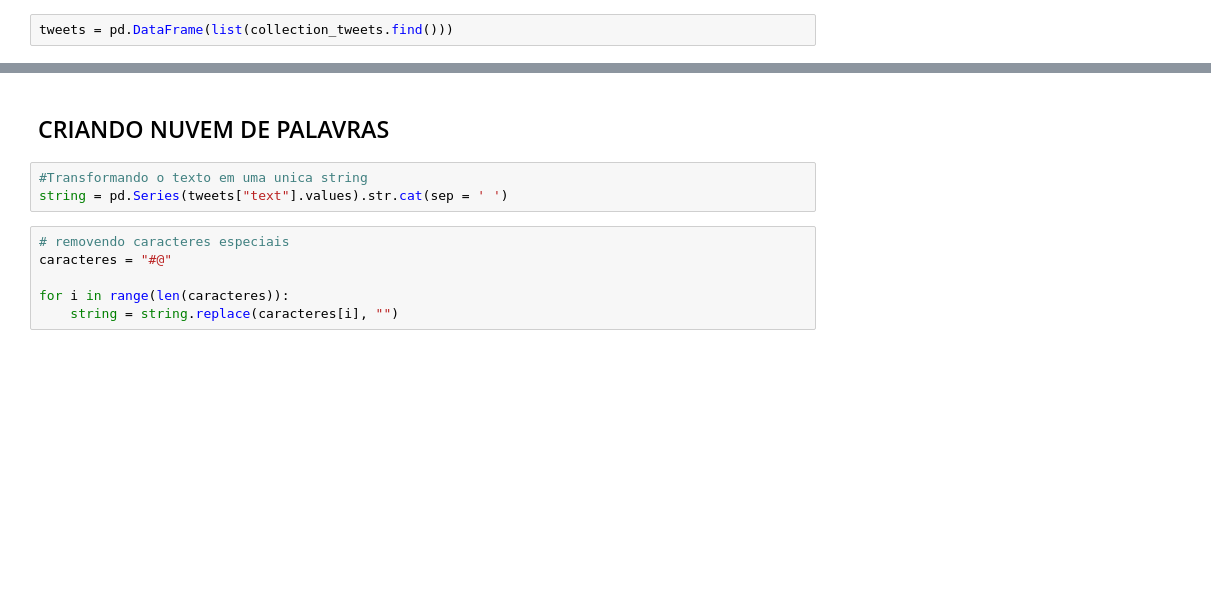
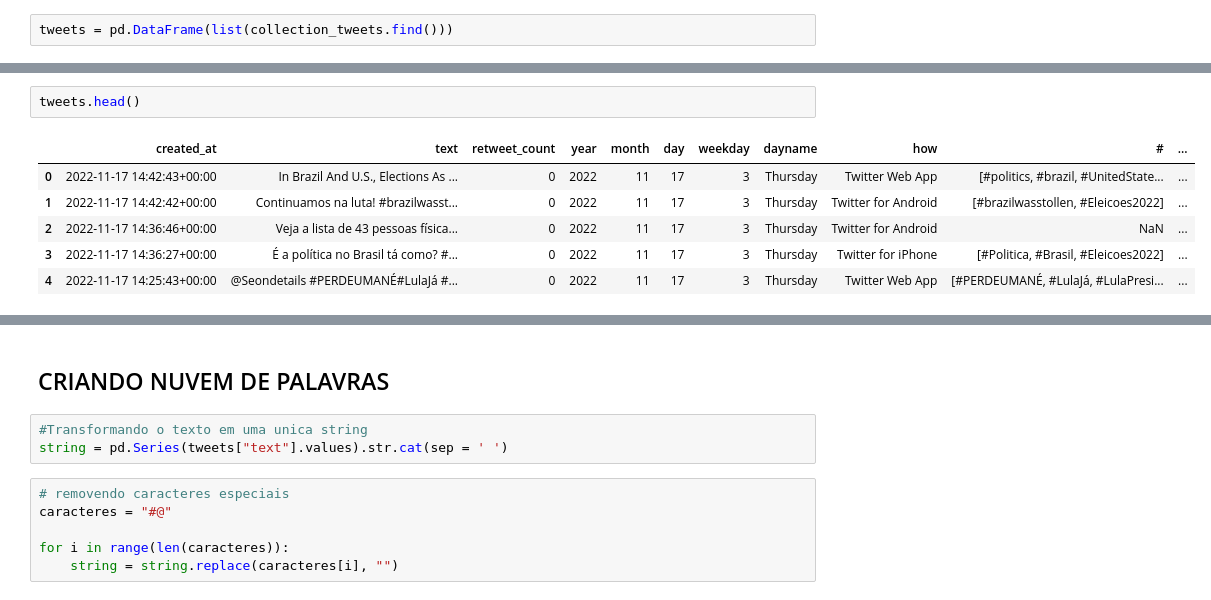
Before and after one commit to pastoril10/Classificacao_AnaliseSentimentoTweets, a Jupyter notebook: analise_dados_tweets.ipynb, the cells around one changed output, grey strips where cells are left out. Drawn from its saved outputs; the diff is of its cells as text; blank space fills up the shorter version.

```diff
--- a/analise_dados_tweets.ipynb
+++ b/analise_dados_tweets.ipynb
@@ -195,0 +301,9 @@ tweets.head()
+# %%
+tweets.head()
+# %% [output]
+|  | created_at | text | retweet_count | year | month | day | weekday | dayname | how | # | ... |
+| 0 | 2022-11-17 14:42:43+00:00 | In Brazil And U.S., Elections As ... | 0 | 2022 | 11 | 17 | 3 | Thursday | Twitter Web App | [#politics, #brazil, #UnitedState... | ... |
+| 1 | 2022-11-17 14:42:42+00:00 | Continuamos na luta! #brazilwasst... | 0 | 2022 | 11 | 17 | 3 | Thursday | Twitter for Android | [#brazilwasstollen, #Eleicoes2022] | ... |
+| 2 | 2022-11-17 14:36:46+00:00 | Veja a lista de 43 pessoas física... | 0 | 2022 | 11 | 17 | 3 | Thursday | Twitter for Android | NaN | ... |
+| 3 | 2022-11-17 14:36:27+00:00 | É a política no Brasil tá como? #... | 0 | 2022 | 11 | 17 | 3 | Thursday | Twitter for iPhone | [#Politica, #Brasil, #Eleicoes2022] | ... |
+| 4 | 2022-11-17 14:25:43+00:00 | @Seondetails #PERDEUMANÉ#LulaJá #... | 0 | 2022 | 11 | 17 | 3 | Thursday | Twitter Web App | [#PERDEUMANÉ, #LulaJá, #LulaPresi... | ... |
```
Also changed, not shown: parts of 19 cells of this notebook.
